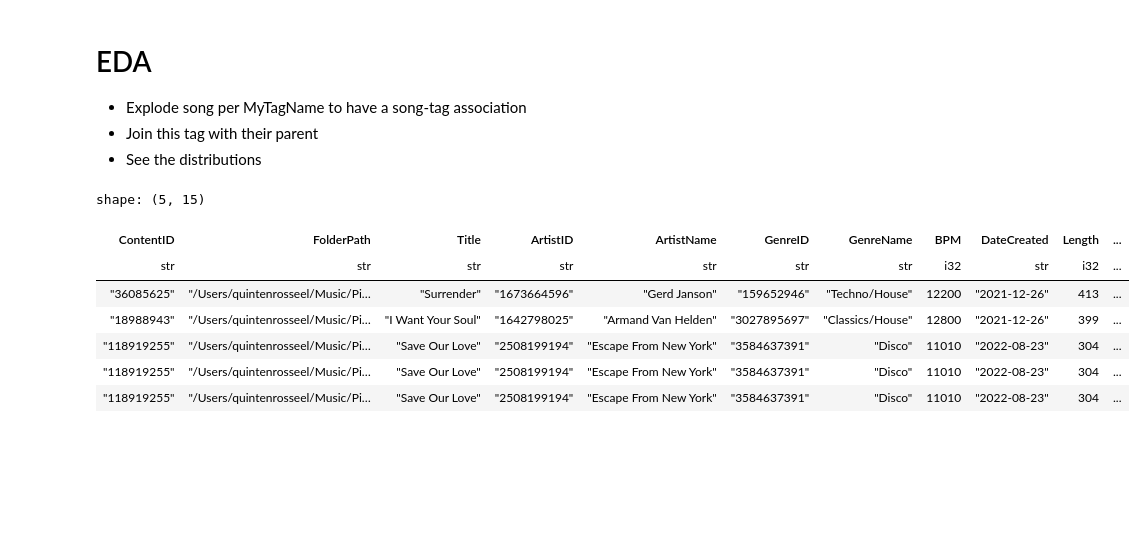
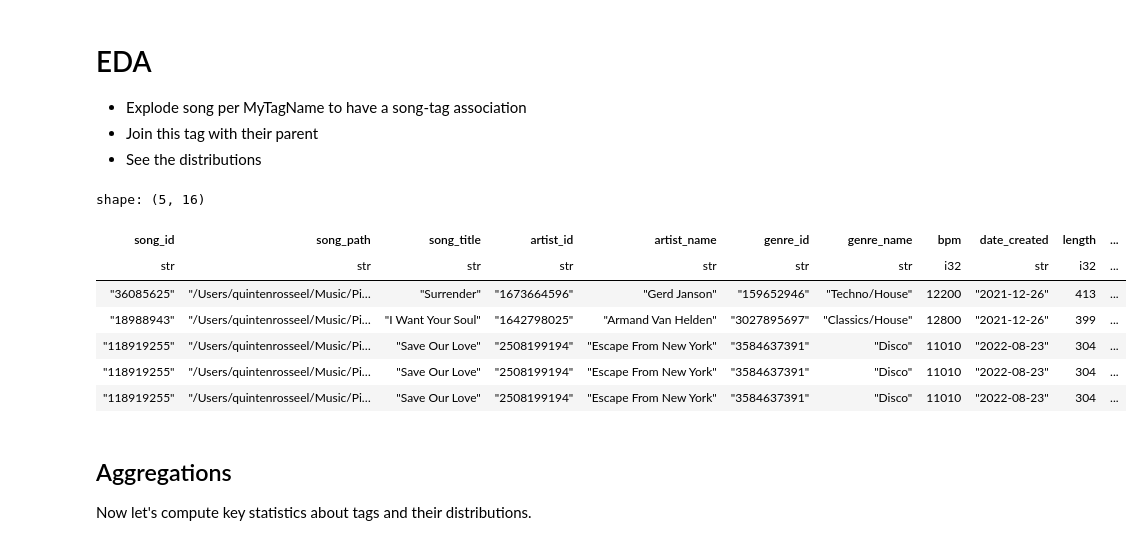
Before and after one commit to quintenrosseel/music_tagger, a Jupyter notebook: notebooks/03_tag_eda.ipynb, the cells around one changed output. Cells and saved outputs as stored; diff of their text form; code cells hidden in the pictures; blank space fills up the shorter version.

```diff
--- a/notebooks/03_tag_eda.ipynb
+++ b/notebooks/03_tag_eda.ipynb
@@ -85,25 +60,13 @@ shape: (117, 4)
 - Join this tag with their parent
 - See the distributions
 # %%
-clean_eda_df = (
-    clean_songs_df
-    .explode(["MyTagNames", "MyTagIDs"]) # one tag per song
-    .drop("MyTagNames")
-    .rename({
-        "MyTagIDs": "MyTagID"
-    })
-    .join(
-        clean_tags_df,
-        how="left",
-        left_on="MyTagID",
-        right_on="TagID"
-    )
-)
+from utils import get_clean_eda
 
-clean_eda_df.head(5)
+clean_eda_df: pl.DataFrame = get_clean_eda(db)
+clean_eda_df.head(n=5)
 # %% [output]
-shape: (5, 15)
+shape: (5, 16)
-| ContentID | FolderPath | Title | ArtistID | ArtistName | GenreID | GenreName | BPM | DateCreated | Length | ... |
+| song_id | song_path | song_title | artist_id | artist_name | genre_id | genre_name | bpm | date_created | length | ... |
 | str | str | str | str | str | str | str | i32 | str | i32 | ... |
 | "36085625" | "/Users/quintenrosseel/Music/Pi… | "Surrender" | "1673664596" | "Gerd Janson" | "159652946" | "Techno/House" | 12200 | "2021-12-26" | 413 | ... |
 | "18988943" | "/Users/quintenrosseel/Music/Pi… | "I Want Your Soul" | "1642798025" | "Armand Van Helden" | "3027895697" | "Classics/House" | 12800 | "2021-12-26" | 399 | ... |
@@ -112,0 +79,4 @@ shape: (5, 15)
+# %% [markdown]
+## Aggregations
+
+Now let's compute key statistics about tags and their distributions.
```
Also changed, not shown: parts of 25 cells of this notebook.
